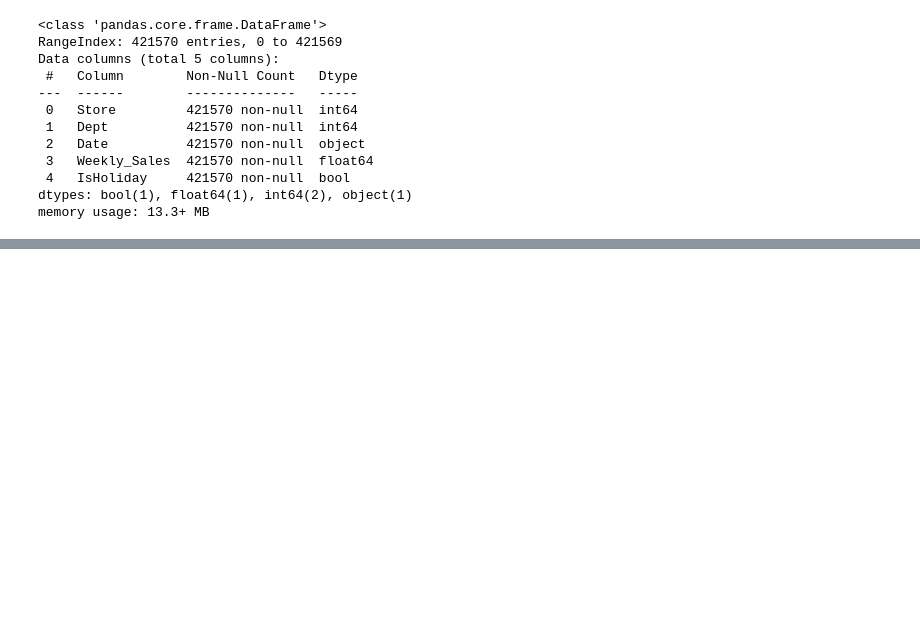
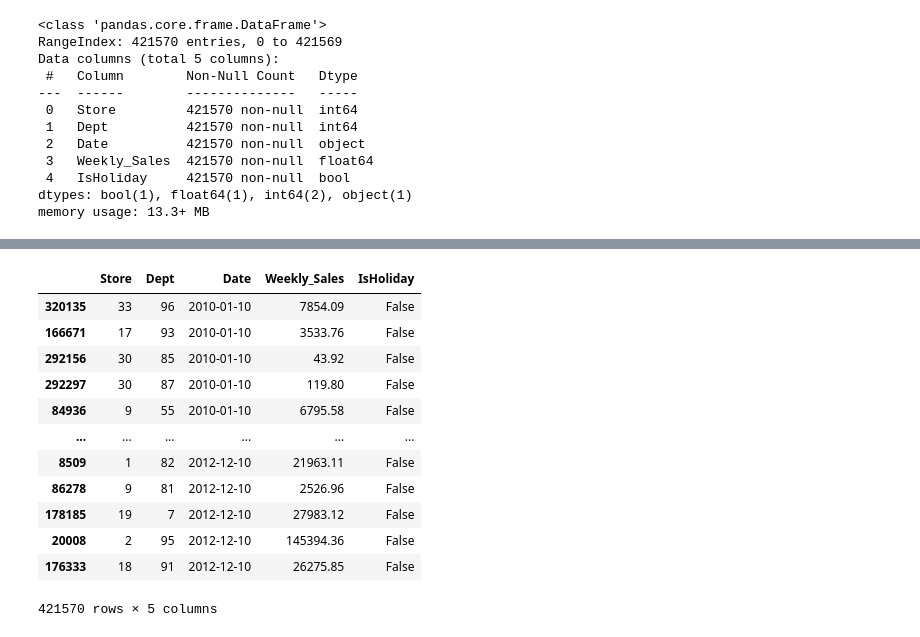
Before and after one commit to MM24J/Retail-Sales-Analysis, a Jupyter notebook: Notebook.ipynb, the cells around one changed output, grey strips where cells are left out. Drawn from its saved outputs; the diff is of its cells as text; code cells hidden in the pictures; blank space fills up the shorter version.

```diff
--- a/Notebook.ipynb
+++ b/Notebook.ipynb
@@ -219,0 +131,18 @@ stores_df
+# %%
+sales['Date'] = pd.to_datetime(sales['Date'],format='mixed')
+sales = sales.sort_values(["Date"])
+sales
+# %% [output]
+|  | Store | Dept | Date | Weekly_Sales | IsHoliday |
+| 320135 | 33 | 96 | 2010-01-10 | 7854.09 | False |
+| 166671 | 17 | 93 | 2010-01-10 | 3533.76 | False |
+| 292156 | 30 | 85 | 2010-01-10 | 43.92 | False |
+| 292297 | 30 | 87 | 2010-01-10 | 119.80 | False |
+| 84936 | 9 | 55 | 2010-01-10 | 6795.58 | False |
+| ... | ... | ... | ... | ... | ... |
+| 8509 | 1 | 82 | 2012-12-10 | 21963.11 | False |
+| 86278 | 9 | 81 | 2012-12-10 | 2526.96 | False |
+| 178185 | 19 | 7 | 2012-12-10 | 27983.12 | False |
+| 20008 | 2 | 95 | 2012-12-10 | 145394.36 | False |
+| 176333 | 18 | 91 | 2012-12-10 | 26275.85 | False |
+421570 rows × 5 columns
```
Also changed, not shown: parts of 25 cells of this notebook.
